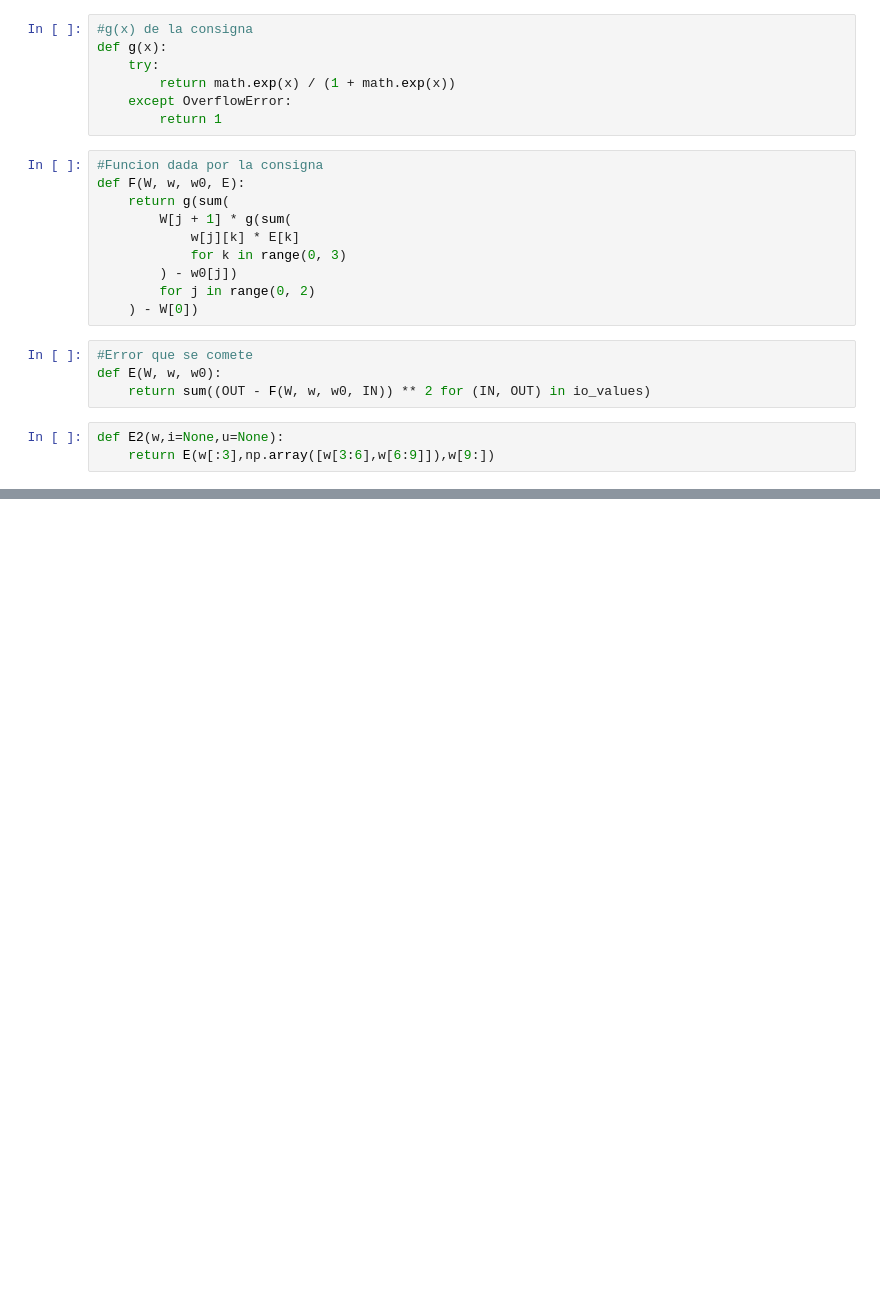
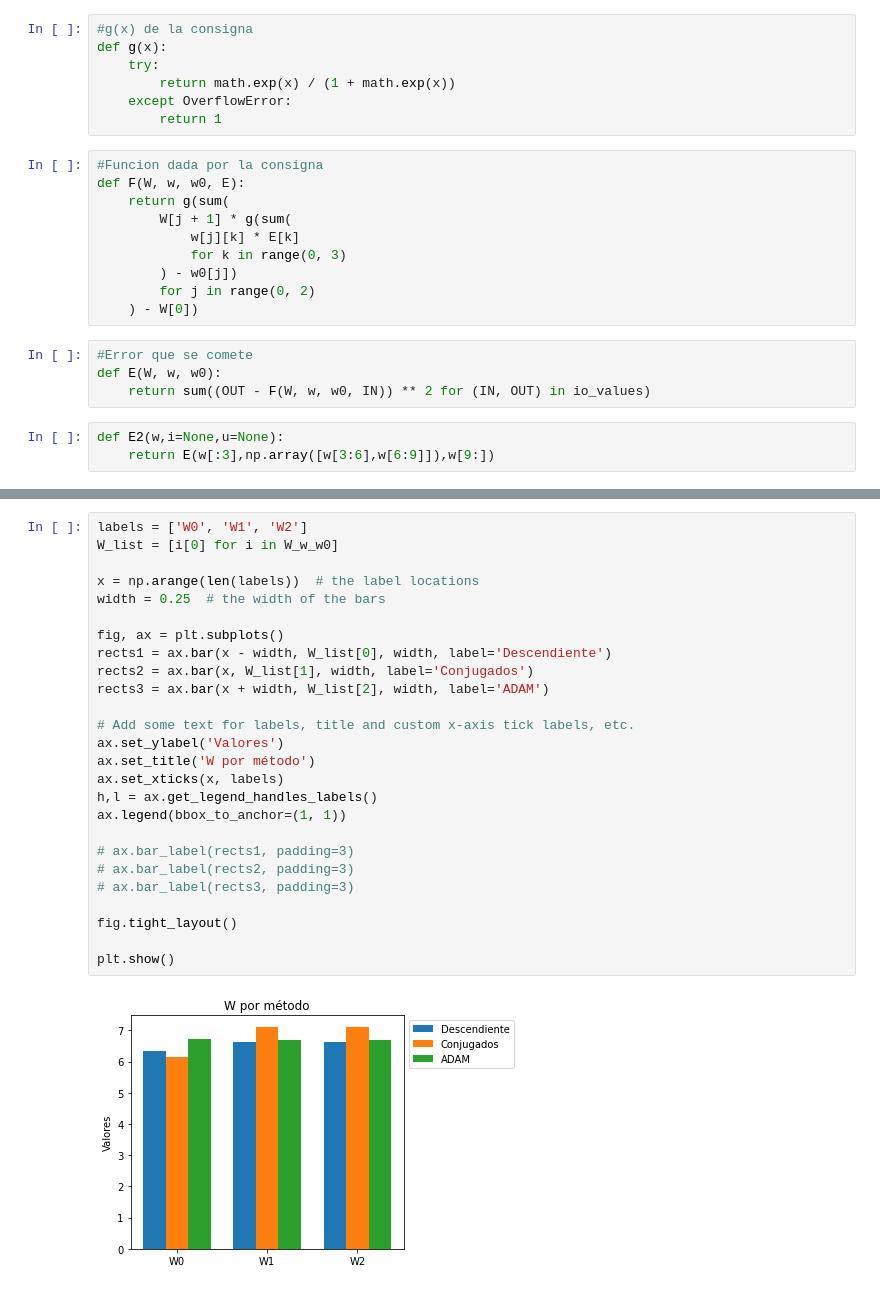
Before and after one commit to rcatalan98/sia-tp, a Jupyter notebook: ej-oblig-1/Ej1.ipynb, the cells around one changed output, grey strips where cells are left out. Saved outputs shown, nothing was run; the diff lists cells and outputs as text; blank space fills up the shorter version.

```diff
--- a/ej-oblig-1/Ej1.ipynb
+++ b/ej-oblig-1/Ej1.ipynb
@@ -77,0 +156,28 @@ x: [ 6.71560625  6.67608314  6.67608314 -5.08802692  2.77629052  4.76615146
+# %%
+labels = ['W0', 'W1', 'W2']
+W_list = [i[0] for i in W_w_w0]
+
+x = np.arange(len(labels))  # the label locations
+width = 0.25  # the width of the bars
+
+fig, ax = plt.subplots()
+rects1 = ax.bar(x - width, W_list[0], width, label='Descendiente')
+rects2 = ax.bar(x, W_list[1], width, label='Conjugados')
+rects3 = ax.bar(x + width, W_list[2], width, label='ADAM')
+
+# Add some text for labels, title and custom x-axis tick labels, etc.
+ax.set_ylabel('Valores')
+ax.set_title('W por método')
+ax.set_xticks(x, labels)
+h,l = ax.get_legend_handles_labels()
+ax.legend(bbox_to_anchor=(1, 1))
+
+# ax.bar_label(rects1, padding=3)
+# ax.bar_label(rects2, padding=3)
+# ax.bar_label(rects3, padding=3)
+
+fig.tight_layout()
+
+plt.show()
+# %% [output]
+[figure, added]
```
Also changed, not shown: parts of 8 cells of this notebook, 1 other file.
